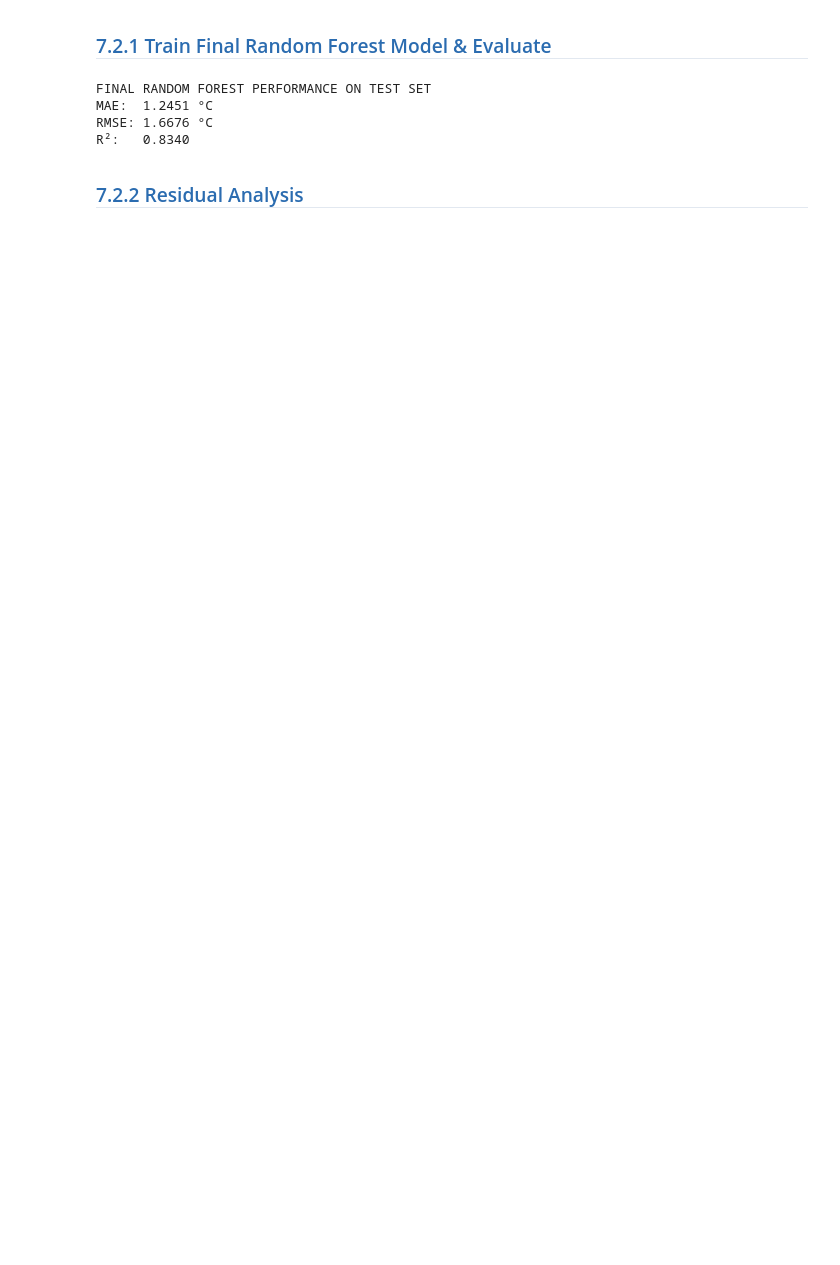
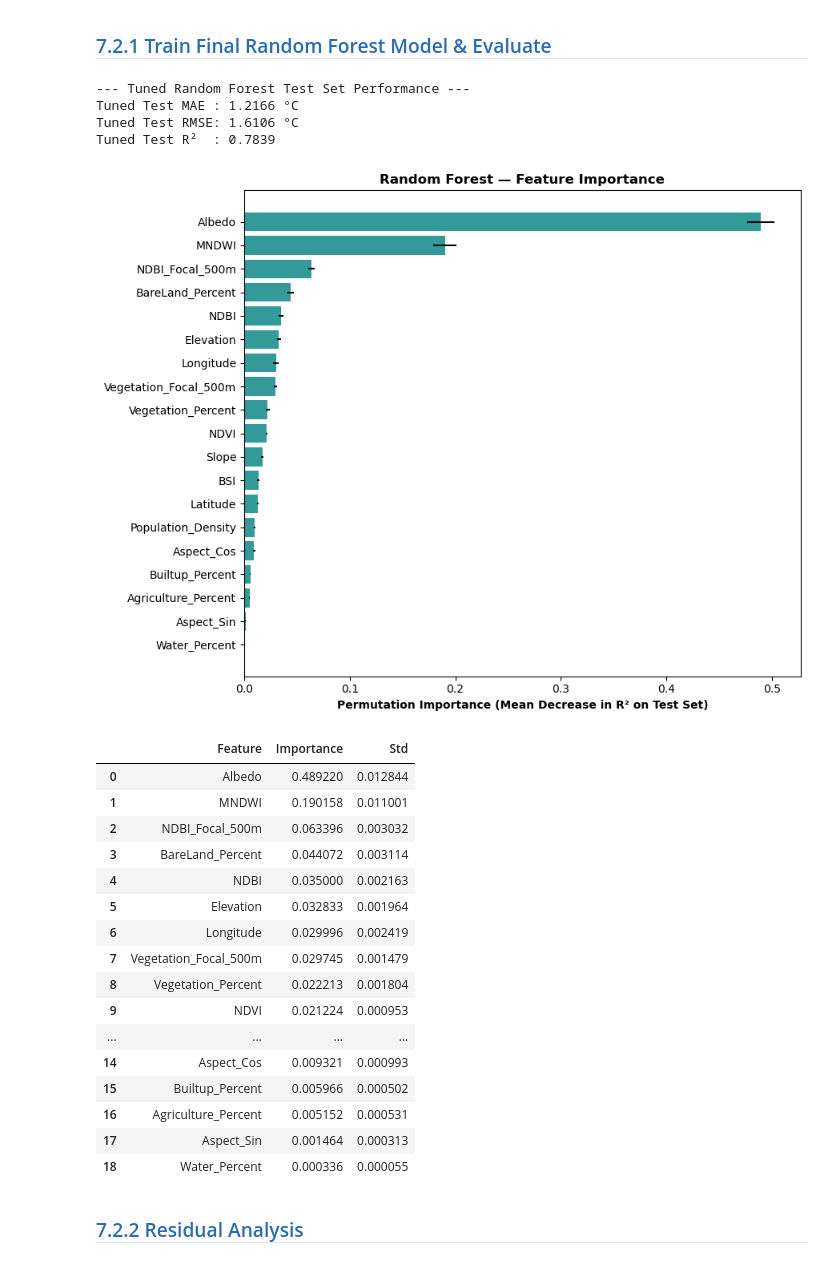
Before and after one commit to rijan-gh/LST-Prediction-Kathmandu-Hetauda, a Jupyter notebook: LST_Hetauda.ipynb, the cells around one changed output. Cells and saved outputs as stored; diff of their text form; code cells hidden in the pictures; blank space fills up the shorter version.

```diff
--- a/LST_Hetauda.ipynb
+++ b/LST_Hetauda.ipynb
@@ -581,30 +626,67 @@ OPTUNA TUNING COMPLETE (Time taken: 29.30 mins)
     7.2.1 Train Final Random Forest Model & Evaluate
 </h3>
 # %%
-# Train best model
-best_params = study.best_params.copy()
-best_params.update({'random_state': RANDOM_STATE, 'n_jobs': -1})
+rf_best_params = study.best_params.copy()
+# rf_best_params['n_estimators'] = 700
+rf_best_params.update({'random_state': RANDOM_STATE, 'n_jobs': -1})
 
-# 2. Instantiate and fit final model on training set
-final_rf = RandomForestRegressor(**best_params)
-final_rf.fit(X_train, y_train)
+# Fit tuned model on full training set
+tuned_rf = RandomForestRegressor(**rf_best_params)
+tuned_rf.fit(X_train, y_train)
 
-# Predict on test set (unseen spatial grid cells)
-y_pred_tuned = final_rf.predict(X_test)
+# Evaluate on held-out test set
+y_pred_rf_tuned = tuned_rf.predict(X_test)
 
-mae_tuned = mean_absolute_error(y_test, y_pred_tuned)
-rmse_tuned = np.sqrt(mean_squared_error(y_test, y_pred_tuned))
-r2_tuned = r2_score(y_test, y_pred_tuned)
-
-print("FINAL RANDOM FOREST PERFORMANCE ON TEST SET")
-print(f"MAE:  {mae_tuned:.4f} \u00b0C")
-print(f"RMSE: {rmse_tuned:.4f} \u00b0C")
-print(f"R\u00b2:   {r2_tuned:.4f}")
+print("--- Tuned Random Forest Test Set Performance ---")
+print(f"Tuned Test MAE : {mean_absolute_error(y_test, y_pred_rf_tuned):.4f} °C")
+print(f"Tuned Test RMSE: {np.sqrt(mean_squared_error(y_test, y_pred_rf_tuned)):.4f} °C")
+print(f"Tuned Test R²  : {r2_score(y_test, y_pred_rf_tuned):.4f}")
 # %% [output]
-FINAL RANDOM FOREST PERFORMANCE ON TEST SET
-MAE:  1.2451 °C
-RMSE: 1.6676 °C
-R²:   0.8340
+--- Tuned Random Forest Test Set Performance ---
+Tuned Test MAE : 1.2166 °C
+Tuned Test RMSE: 1.6106 °C
+Tuned Test R²  : 0.7839
+# %%
+# Permutation importance on X_test / y_test (Out-of-sample unbiased evaluation)
+perm_result = permutation_importance(
+    tuned_rf, X_test, y_test,
+    n_repeats=15, random_state=RANDOM_STATE, n_jobs=-1
+)
+
+rf_importance_df = pd.DataFrame({
+    'Feature': X_test.columns,
+    'Importance': perm_result.importances_mean,
+    'Std': perm_result.importances_std
+}).sort_values('Importance', ascending=False).reset_index(drop=True)
+
+plt.figure(figsize=(9, 7))
+plt.barh(rf_importance_df['Feature'][::-1], rf_importance_df['Importance'][::-1],
+         xerr=rf_importance_df['Std'][::-1], color='teal', alpha=0.8)
+plt.xlabel("Permutation Importance (Mean Decrease in R² on Test Set)", fontweight='bold')
+plt.title("Random Forest — Feature Importance", fontweight='bold')
+plt.tight_layout()
+plt.show()
+
+rf_importance_df
+# %% [output]
+[figure, added]
+|  | Feature | Importance | Std |
+| 0 | Albedo | 0.489220 | 0.012844 |
+| 1 | MNDWI | 0.190158 | 0.011001 |
+| 2 | NDBI_Focal_500m | 0.063396 | 0.003032 |
+| 3 | BareLand_Percent | 0.044072 | 0.003114 |
+| 4 | NDBI | 0.035000 | 0.002163 |
+| 5 | Elevation | 0.032833 | 0.001964 |
+| 6 | Longitude | 0.029996 | 0.002419 |
+| 7 | Vegetation_Focal_500m | 0.029745 | 0.001479 |
+| 8 | Vegetation_Percent | 0.022213 | 0.001804 |
+| 9 | NDVI | 0.021224 | 0.000953 |
+| ... | ... | ... | ... |
+| 14 | Aspect_Cos | 0.009321 | 0.000993 |
+| 15 | Builtup_Percent | 0.005966 | 0.000502 |
+| 16 | Agriculture_Percent | 0.005152 | 0.000531 |
+| 17 | Aspect_Sin | 0.001464 | 0.000313 |
+| 18 | Water_Percent | 0.000336 | 0.000055 |
 # %% [markdown]
 <h3 style="color: #2B6CB0; font-weight: 600; margin-top: 15px; border-bottom: 1px solid #E2E8F0; padding-bottom: 4px;">
     7.2.2 Residual Analysis
```
Also changed, not shown: parts of 22 cells of this notebook.
